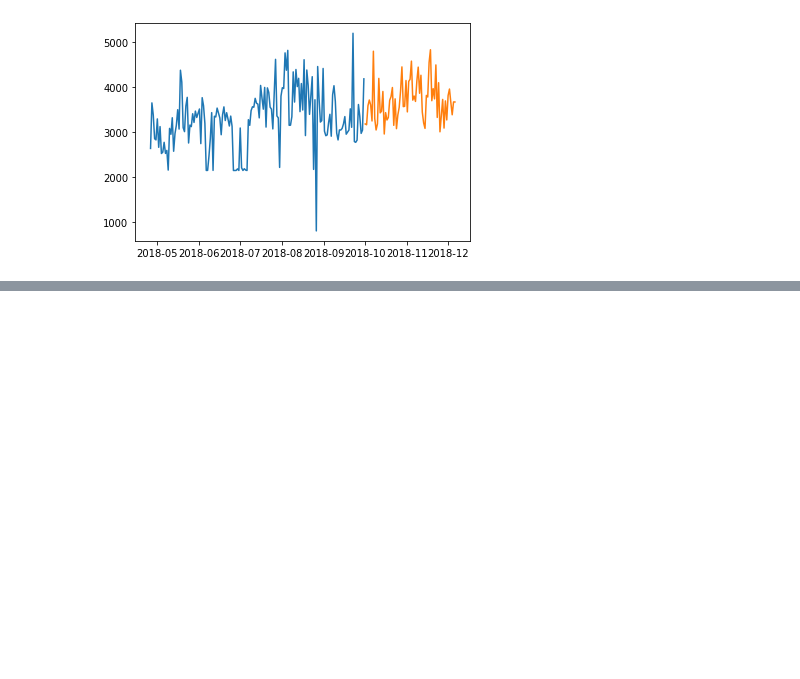
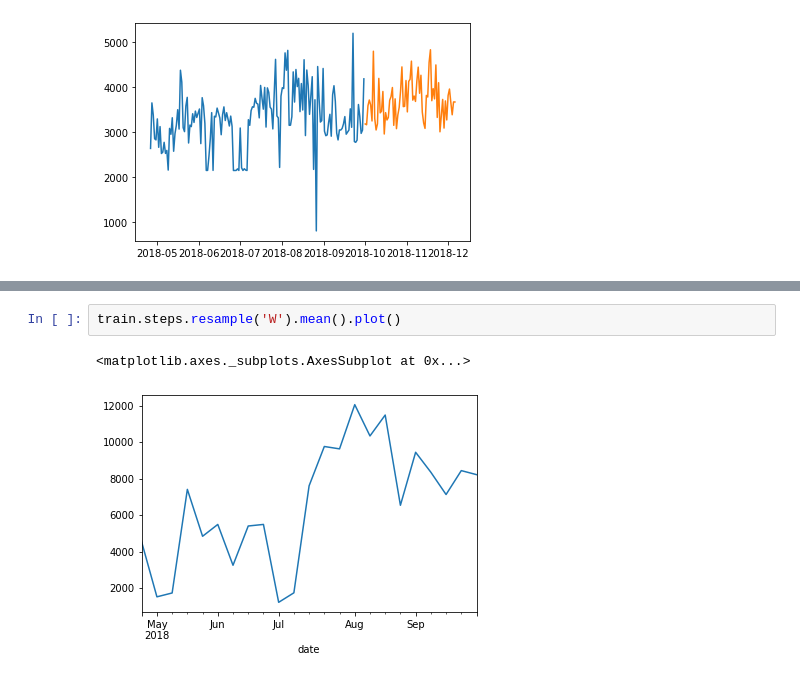
Before and after one commit to ThompsonBethany01/Its-About-Time-Series, a Jupyter notebook: Data_Summary.ipynb, the cells around one changed output, grey strips where cells are left out. Drawn from its saved outputs; the diff is of its cells as text; blank space fills up the shorter version.

```diff
--- a/Data_Summary.ipynb
+++ b/Data_Summary.ipynb
@@ -144,0 +152,5 @@ plt.plot(test.index, test.cals_burned)
+# %%
+train.steps.resample('W').mean().plot()
+# %% [output]
+<matplotlib.axes._subplots.AxesSubplot at 0x...>
+[figure, added]
```
Also changed, not shown: parts of 9 cells of this notebook.
